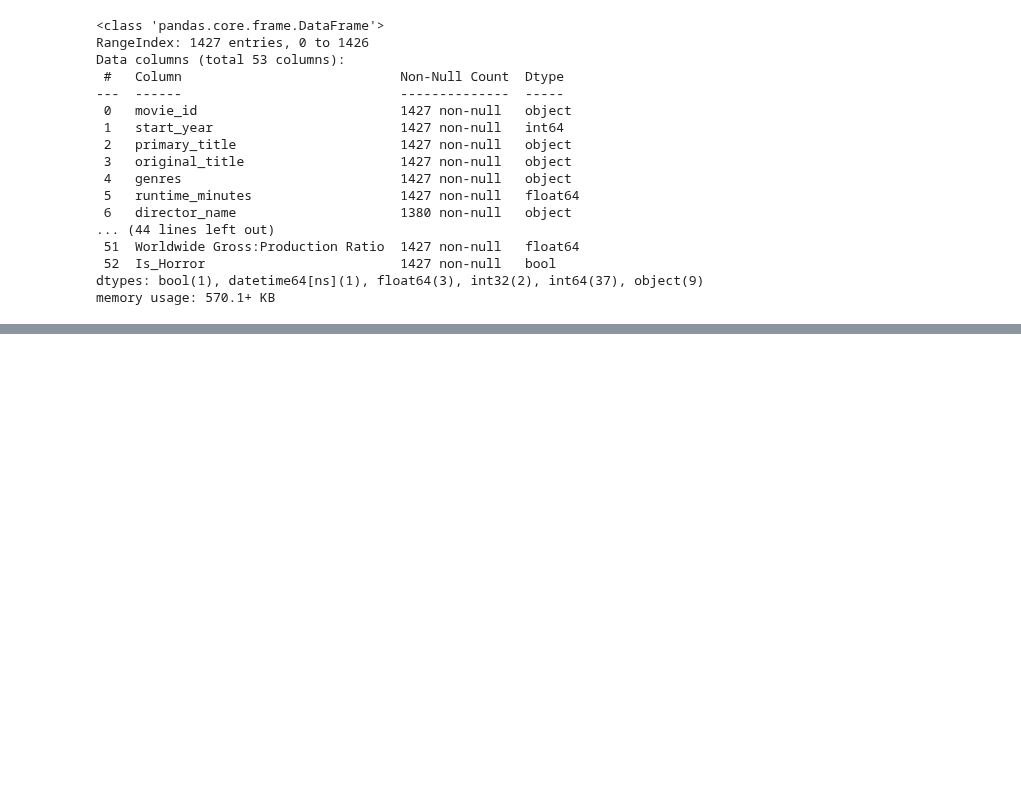
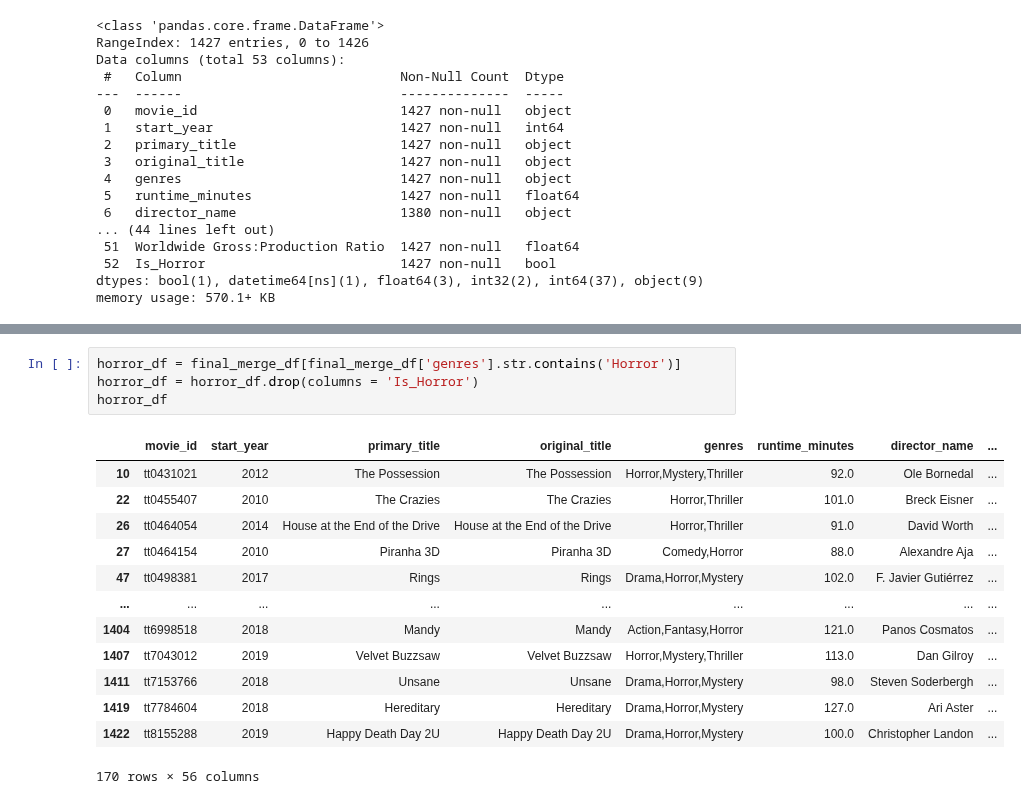
Before and after one commit to Keys2610/dsc-phase-2-project-v3, a Jupyter notebook: dataframe_joining.ipynb, the cells around one changed output, grey strips where cells are left out. Cells and saved outputs as stored; diff of their text form; blank space fills up the shorter version.

```diff
--- a/dataframe_joining.ipynb
+++ b/dataframe_joining.ipynb
@@ -93,0 +118,18 @@ memory usage: 570.1+ KB
+# %%
+horror_df = final_merge_df[final_merge_df['genres'].str.contains('Horror')]
+horror_df = horror_df.drop(columns = 'Is_Horror')
+horror_df
+# %% [output]
+|  | movie_id | start_year | primary_title | original_title | genres | runtime_minutes | director_name | ... |
+| 10 | tt0431021 | 2012 | The Possession | The Possession | Horror,Mystery,Thriller | 92.0 | Ole Bornedal | ... |
+| 22 | tt0455407 | 2010 | The Crazies | The Crazies | Horror,Thriller | 101.0 | Breck Eisner | ... |
+| 26 | tt0464054 | 2014 | House at the End of the Drive | House at the End of the Drive | Horror,Thriller | 91.0 | David Worth | ... |
+| 27 | tt0464154 | 2010 | Piranha 3D | Piranha 3D | Comedy,Horror | 88.0 | Alexandre Aja | ... |
+| 47 | tt0498381 | 2017 | Rings | Rings | Drama,Horror,Mystery | 102.0 | F. Javier Gutiérrez | ... |
+| ... | ... | ... | ... | ... | ... | ... | ... | ... |
+| 1404 | tt6998518 | 2018 | Mandy | Mandy | Action,Fantasy,Horror | 121.0 | Panos Cosmatos | ... |
+| 1407 | tt7043012 | 2019 | Velvet Buzzsaw | Velvet Buzzsaw | Horror,Mystery,Thriller | 113.0 | Dan Gilroy | ... |
+| 1411 | tt7153766 | 2018 | Unsane | Unsane | Drama,Horror,Mystery | 98.0 | Steven Soderbergh | ... |
+| 1419 | tt7784604 | 2018 | Hereditary | Hereditary | Drama,Horror,Mystery | 127.0 | Ari Aster | ... |
+| 1422 | tt8155288 | 2019 | Happy Death Day 2U | Happy Death Day 2U | Drama,Horror,Mystery | 100.0 | Christopher Landon | ... |
+170 rows × 56 columns
```
Also changed, not shown: parts of 2 cells of this notebook, 4 other files.
